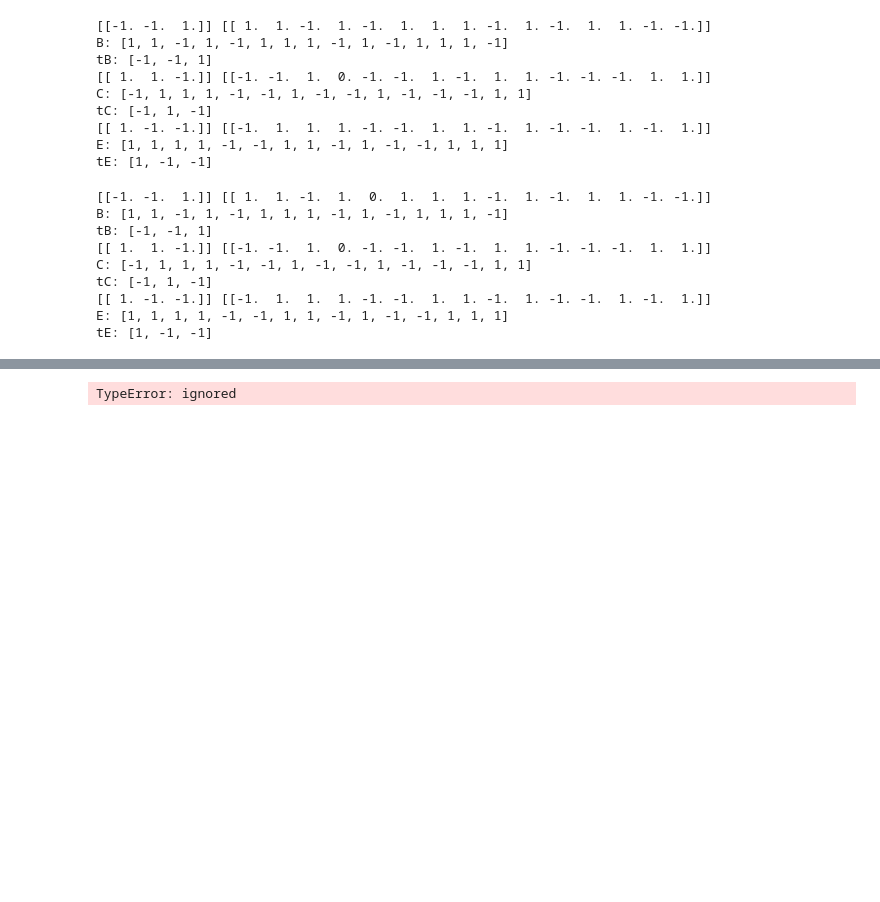
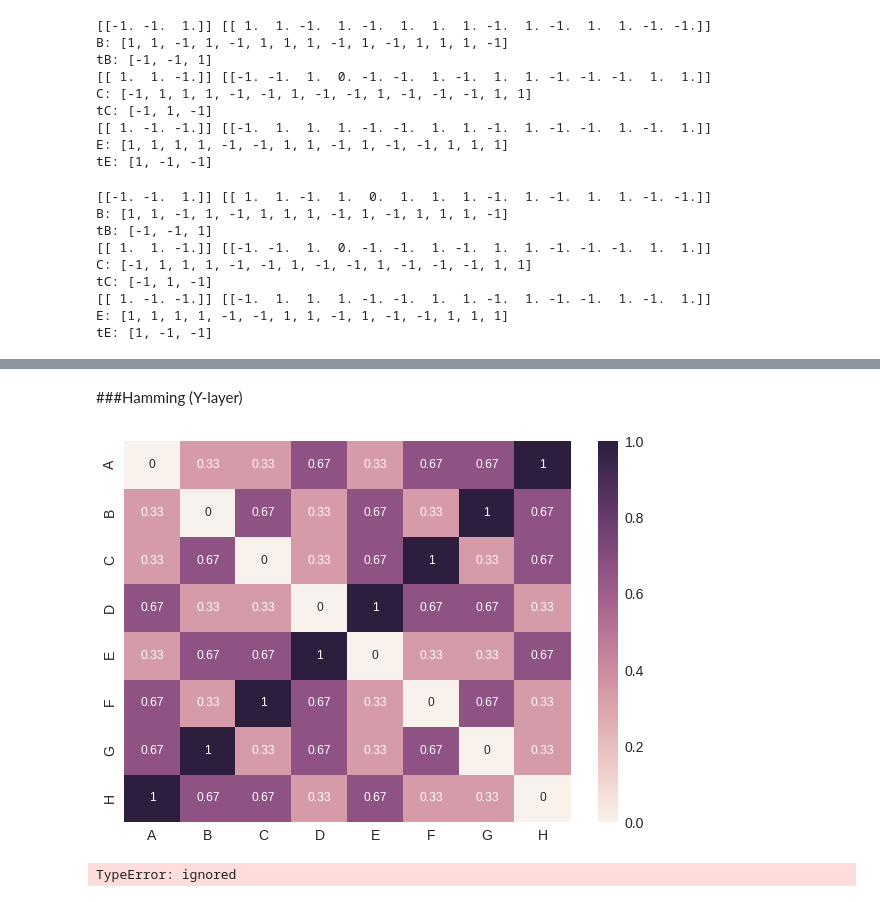
Before and after one commit to puraminy/mini_proj2, a Jupyter notebook: BAM2.ipynb, the cells around one changed output, grey strips where cells are left out. Saved outputs shown, nothing was run; the diff lists cells and outputs as text; code cells hidden in the pictures; blank space fills up the shorter version.

```diff
--- a/BAM2.ipynb
+++ b/BAM2.ipynb
@@ -325,3 +343,28 @@ dis.hamming(H,G)
+# %% [markdown]
+###Hamming (Y-layer)
+# %%
+import matplotlib.pyplot as plt
+import scipy.spatial.distance as dis
+
+hammY = np.zeros((len(Y),len(Y)))
+for i in range(len(Y)):
+  for j in range(len(Y)):
+    hammY[i,j] = dis.hamming(Y[i], Y[j])
+
+# Visualizing of Hamming Distance
+import seaborn as sn
+import pandas  as pd
+
+df_hammY = pd.DataFrame(hammY, range(len(Y)),
+                  range(len(X)))
+axlabels = ['A', 'B', 'C', 'D', 'E', 'F', 'G', 'H']
+
+plt.figure(figsize = (10,7))
+sn.set(font_scale=1.4)#for label size
+sn.heatmap(df_hammY, annot=True,annot_kws={"size": 12}, xticklabels=axlabels, yticklabels=axlabels)# font size
+plt.show()
+# %% [output]
+[figure, added]
 # %%
 import scipy.spatial.distance as dis
 hamm = np.zeros([8,8])
```
Also changed, not shown: parts of 3 cells of this notebook.
